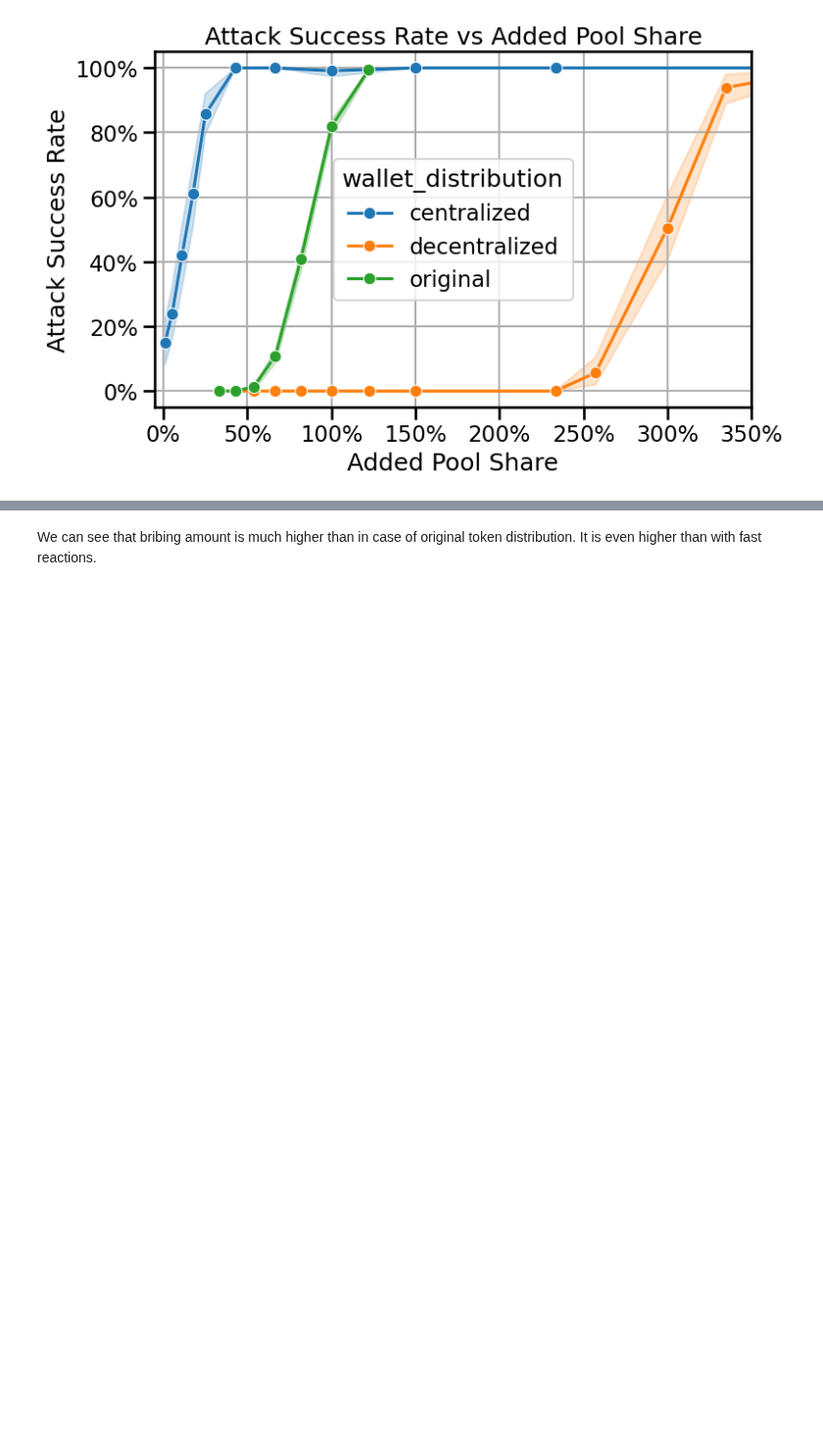
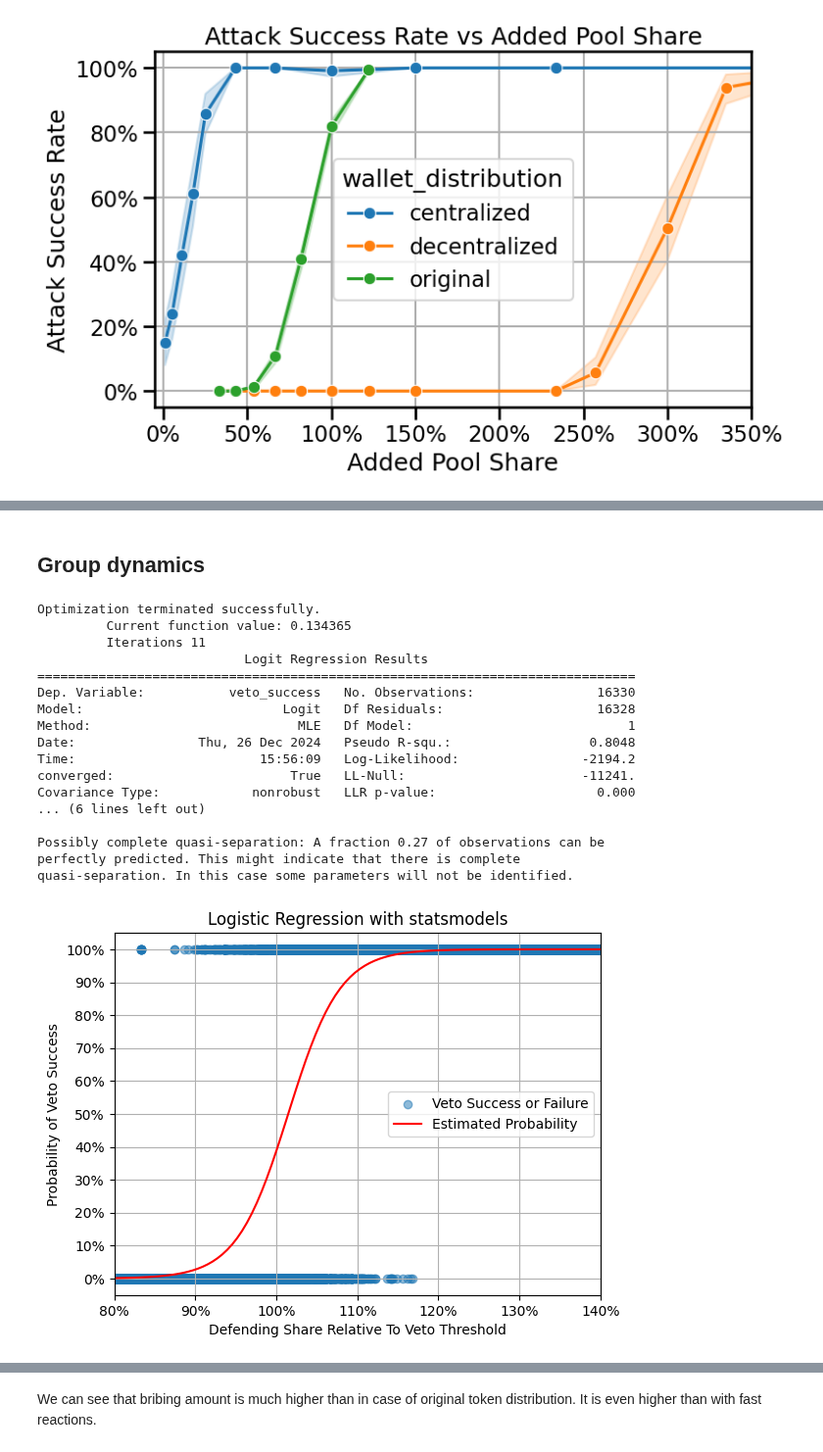
Before and after one commit to collectif-dao/dg-research, a Jupyter notebook: experiments/notebooks/clean_notebook_future_proof.ipynb, the cells around one changed output, grey strips where cells are left out. Shown at 98% size. Cells and saved outputs as stored; diff of their text form; code cells hidden in the pictures; blank space fills up the shorter version.

```diff
--- a/experiments/notebooks/clean_notebook_future_proof.ipynb
+++ b/experiments/notebooks/clean_notebook_future_proof.ipynb
@@ -238,0 +256,5 @@ fig.gca().set_xlim(-0.05, 3.5)
+# %% [markdown]
+## Group dynamics
+# %%
+path_to_runs = Path("../../results/simulations/actors_labelling_centralized_and_decentralized")
+proposal_df_full, start_data_df_full, timestep_data_df_full = read_directory(path_to_runs.resolve(), pass_directory_name=False)
@@ -238,0 +281,73 @@ fig.gca().set_xlim(-0.05, 3.5)
+# %%
+from experiments.analysis_utils.metrics import calculate_time_to_first_veto
+
+veto_times = calculate_time_to_first_veto(timestep_data_df_full)
+veto_times['veto_success'] = veto_times['time_to_first_veto'].notna()
+
+timestep_data_df_full_with_params = timestep_data_df_full.merge(start_data_df_full[['run_id', 'determining_factor', 'wallet_distribution']], on='run_id')
+timestep_data_df_first_timestep = timestep_data_df_full_with_params.loc[timestep_data_df_full_with_params['timestep'] == 1].copy()
+timestep_data_df_first_timestep['normal_share']  = timestep_data_df_first_timestep.balance_Normal / timestep_data_df_first_timestep.actors_total_balance
+timestep_data_df_first_timestep['quick_share'] = timestep_data_df_first_timestep.balance_Quick / timestep_data_df_first_timestep.actors_total_balance
+timestep_data_df_first_timestep['normal_defending_share'] = timestep_data_df_first_timestep.normal_share * timestep_data_df_first_timestep.determining_factor / 100
+timestep_data_df_first_timestep['quick_defending_share'] = timestep_data_df_first_timestep.quick_share * timestep_data_df_first_timestep.determining_factor / 100
+timestep_data_df_first_timestep['defending_share'] = timestep_data_df_first_timestep.normal_defending_share + timestep_data_df_first_timestep.quick_defending_share
+timestep_data_df_first_timestep['defending_share_relative'] = timestep_data_df_first_timestep.defending_share / 0.01
+timestep_data_df_first_timestep = timestep_data_df_first_timestep.merge(veto_times, on='run_id')
+# %%
+import numpy as np
+import pandas as pd
+import matplotlib.pyplot as plt
+import statsmodels.api as sm
+from matplotlib.ticker import PercentFormatter
+
+# Extract x and y
+x_data = timestep_data_df_first_timestep['defending_share_relative']
+y_data = timestep_data_df_first_timestep['veto_success']
+
+# Prepare the data for statsmodels
+X = sm.add_constant(x_data)  # Add a constant term for the intercept
+
+# Fit the logistic regression model
+model = sm.Logit(y_data, X)
+result = model.fit()
+
+# Print the summary of the model
+print(result.summary())
+
+# Predict probabilities
+# x_fit = np.linspace(x_data.min(), x_data.max(), 100)
+x_fit = np.linspace(0.8, 1.4, 100)
+X_fit = sm.add_constant(x_fit)
+y_prob = result.predict(X_fit)
+
+# Plot the data and the logistic curve
+plt.scatter(x_data, y_data, alpha=0.5, label='Veto Success or Failure')
+plt.plot(x_fit, y_prob, color='red', label='Estimated Probability')
+plt.xlabel('Defending Share Relative To Veto Threshold')
+plt.ylabel('Probability of Veto Success')
+plt.title('Logistic Regression with statsmodels')
+plt.legend()
+plt.xlim(0.8, 1.4)
+plt.yticks(np.arange(0, 1.1, 0.1))
+plt.gca().xaxis.set_major_formatter(PercentFormatter(1))
+plt.gca().yaxis.set_major_formatter(PercentFormatter(1))
+plt.grid()
+# %% [output]
+Optimization terminated successfully.
+         Current function value: 0.134365
+         Iterations 11
+                           Logit Regression Results
+==============================================================================
+Dep. Variable:           veto_success   No. Observations:                16330
+Model:                          Logit   Df Residuals:                    16328
+Method:                           MLE   Df Model:                            1
+Date:                Thu, 26 Dec 2024   Pseudo R-squ.:                  0.8048
+Time:                        15:56:09   Log-Likelihood:                -2194.2
+converged:                       True   LL-Null:                       -11241.
+Covariance Type:            nonrobust   LLR p-value:                     0.000
+... (6 lines left out)
+
+Possibly complete quasi-separation: A fraction 0.27 of observations can be
+perfectly predicted. This might indicate that there is complete
+quasi-separation. In this case some parameters will not be identified.
+[figure, added]
```
Also changed, not shown: parts of 29 cells of this notebook, 1 other file.
